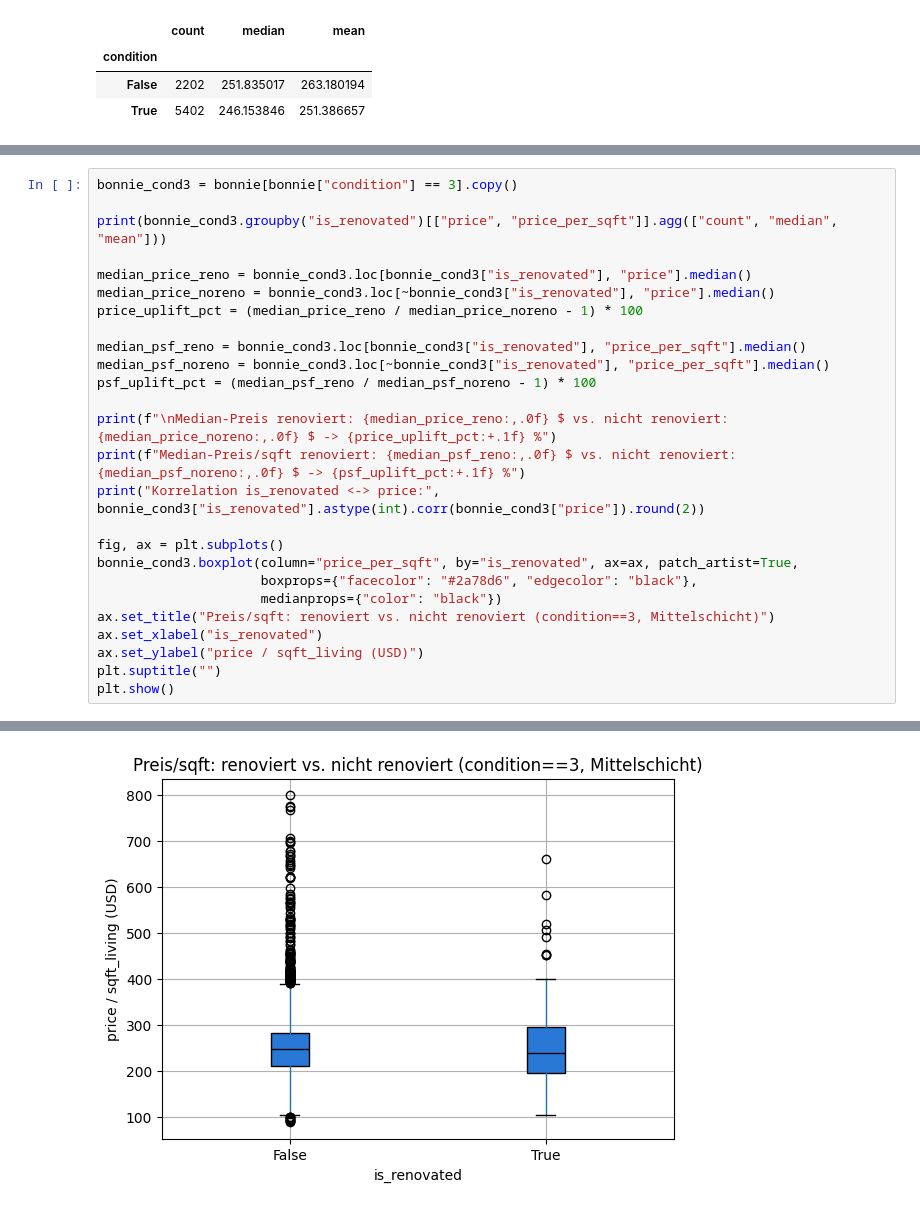
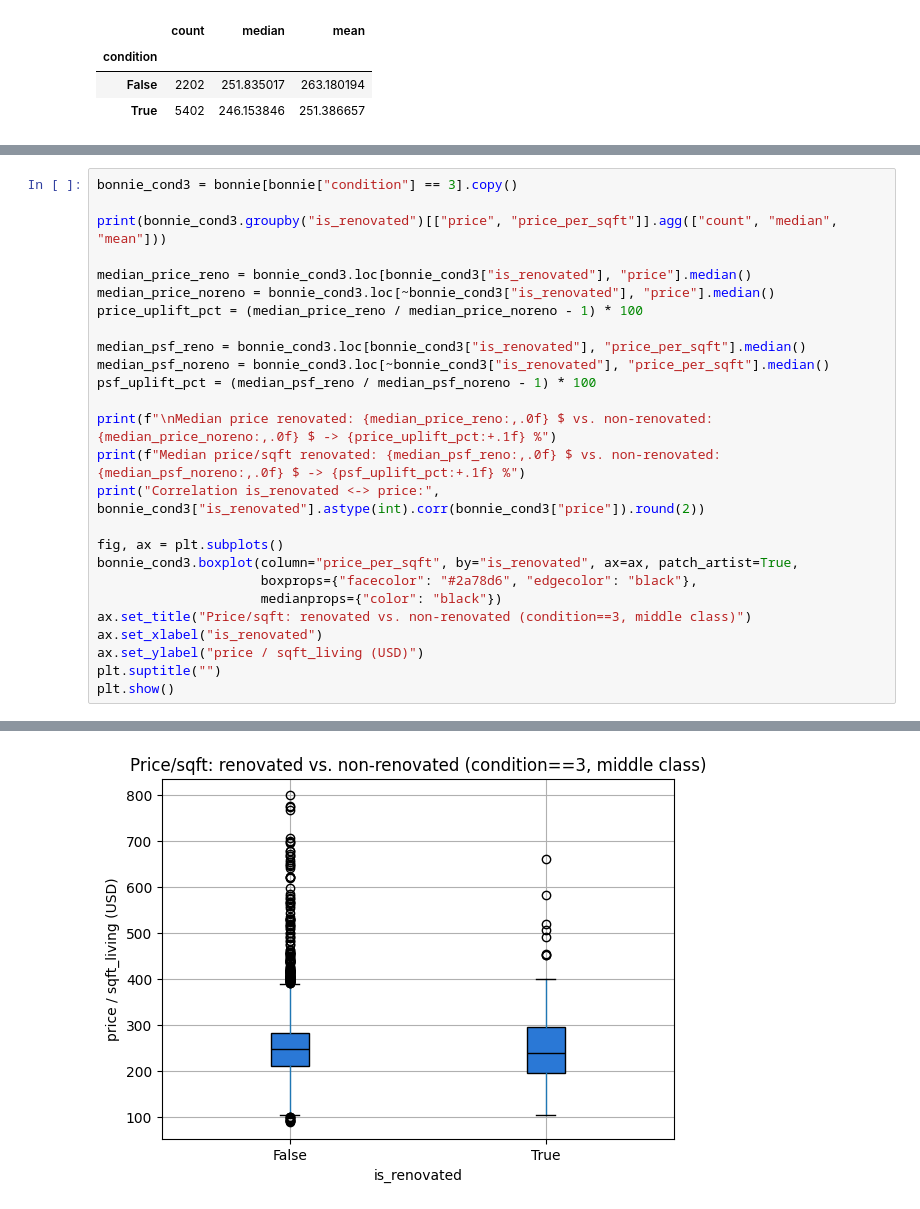
Before and after one commit to 1com/ds-eda-project, a Jupyter notebook: 04_hypothesis_2.ipynb, the cells around one changed output, grey strips where cells are left out. Cells and saved outputs as stored; diff of their text form.

```diff
--- a/04_hypothesis_2.ipynb
+++ b/04_hypothesis_2.ipynb
@@ -175,15 +169,15 @@ median_psf_reno = bonnie_cond3.loc[bonnie_cond3["is_renovated"], "price_per_sqft
 median_psf_noreno = bonnie_cond3.loc[~bonnie_cond3["is_renovated"], "price_per_sqft"].median()
 psf_uplift_pct = (median_psf_reno / median_psf_noreno - 1) * 100
 
-print(f"\nMedian-Preis renoviert: {median_price_reno:,.0f} $ vs. nicht renoviert: {median_price_noreno:,.0f} $ -> {price_uplift_pct:+.1f} %")
-print(f"Median-Preis/sqft renoviert: {median_psf_reno:,.0f} $ vs. nicht renoviert: {median_psf_noreno:,.0f} $ -> {psf_uplift_pct:+.1f} %")
-print("Korrelation is_renovated <-> price:", bonnie_cond3["is_renovated"].astype(int).corr(bonnie_cond3["price"]).round(2))
+print(f"\nMedian price renovated: {median_price_reno:,.0f} $ vs. non-renovated: {median_price_noreno:,.0f} $ -> {price_uplift_pct:+.1f} %")
+print(f"Median price/sqft renovated: {median_psf_reno:,.0f} $ vs. non-renovated: {median_psf_noreno:,.0f} $ -> {psf_uplift_pct:+.1f} %")
+print("Correlation is_renovated <-> price:", bonnie_cond3["is_renovated"].astype(int).corr(bonnie_cond3["price"]).round(2))
 
 fig, ax = plt.subplots()
 bonnie_cond3.boxplot(column="price_per_sqft", by="is_renovated", ax=ax, patch_artist=True,
                      boxprops={"facecolor": "#2a78d6", "edgecolor": "black"},
                      medianprops={"color": "black"})
-ax.set_title("Preis/sqft: renoviert vs. nicht renoviert (condition==3, Mittelschicht)")
+ax.set_title("Price/sqft: renovated vs. non-renovated (condition==3, middle class)")
 ax.set_xlabel("is_renovated")
 ax.set_ylabel("price / sqft_living (USD)")
 plt.suptitle("")
@@ -207 +201 @@ Korrelation is_renovated <-> price: 0.0
-[figure, old version]
+[figure, new version]
```
Also changed, not shown: parts of 35 cells of this notebook, 1 other file.
